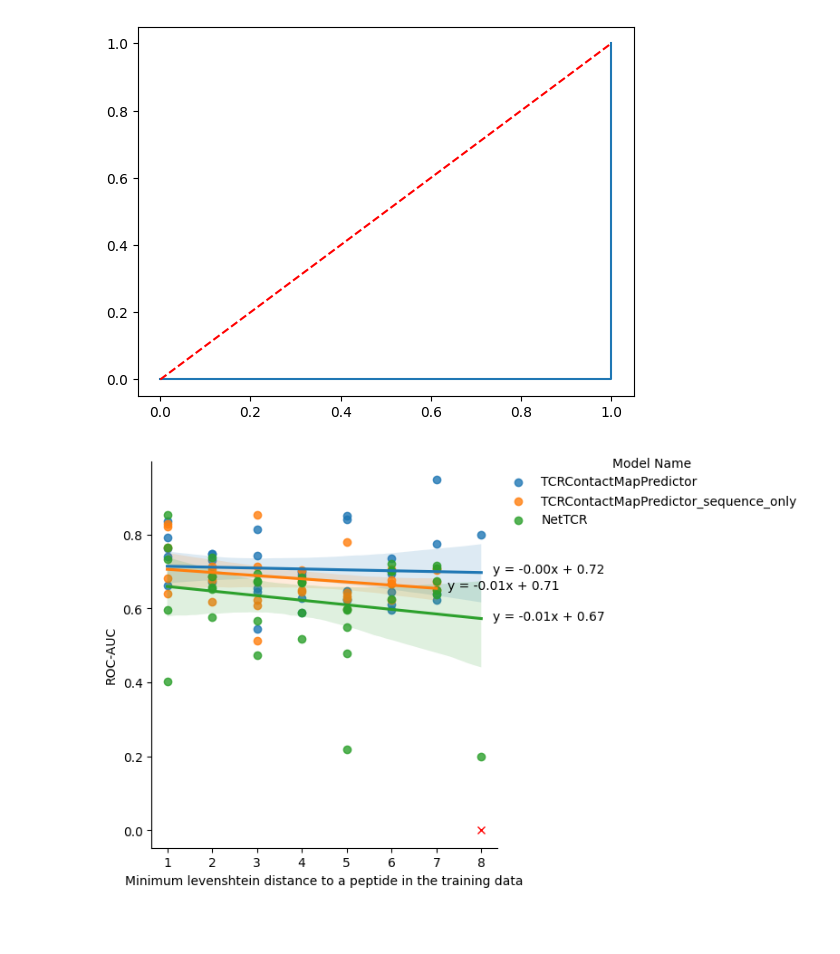
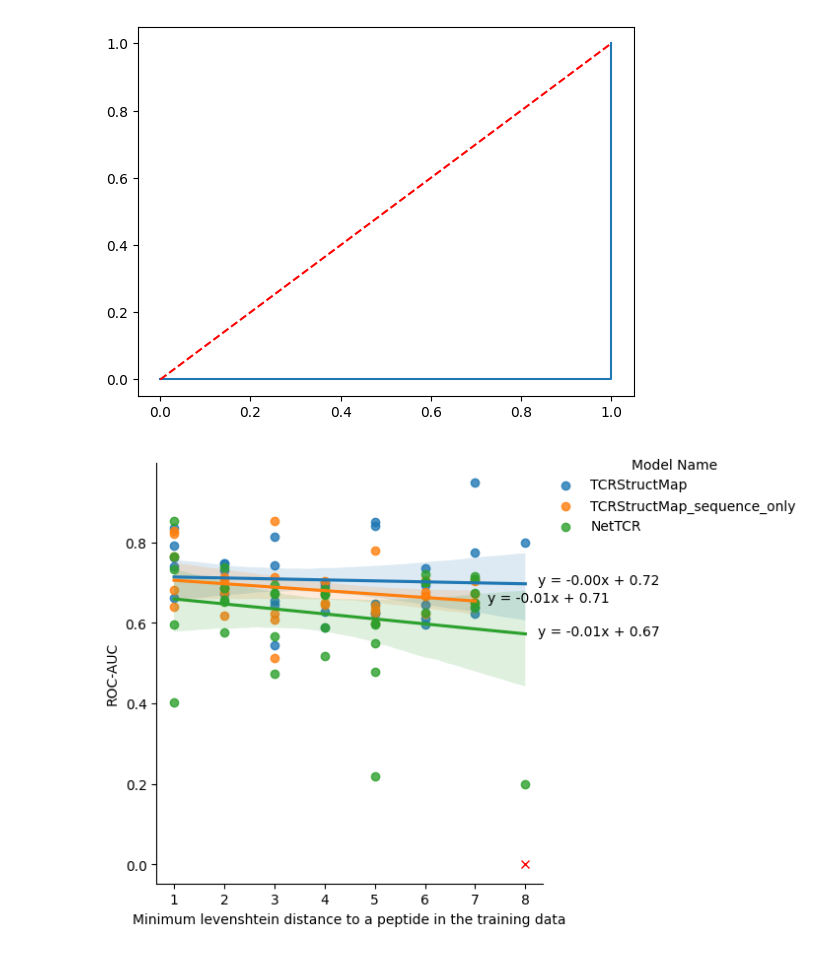
Before and after one commit to benjiemc/tcr-antigen-prediction, a Jupyter notebook: notebooks/benchmark_model_performance.ipynb, the cells around one changed output. Cells and saved outputs as stored; diff of their text form; code cells hidden in the pictures; blank space fills up the shorter version.

Commit message:
Rename model to TCRStructMap

```diff
--- a/notebooks/benchmark_model_performance.ipynb
+++ b/notebooks/benchmark_model_performance.ipynb
@@ -39,9 +39,9 @@ for fold_num in range(1, 5 + 1):
     print('Fold:', fold_num)
     hold_out_indicies = np.where(folds == fold_num)[0]
 
-    for model_path in 'models/TCRContactMapPredictor', 'models/TCRContactMapPredictor_sequence_only':
+    for model_path in 'models/TCRStructMap', 'models/TCRStructMap_sequence_only':
         print('Loading model:', model_path)
-        model = TCRContactMapPredictor()
+        model = TCRStructMap()
         model.load_state_dict(
             torch.load(
                 os.path.join(model_path, f'model_{fold_num}.pt'),
@@ -1006,44 +1006,44 @@ plt.show()
 [figure]
 # %%
 peptide_distance_roc_aucs_remove_outlier = peptide_distance_roc_aucs.query(
-    "not (model_name == 'TCRContactMapPredictor_sequence_only' and fold == 5 and min_peptide_distance == 8.0)"
+    "not (model_name == 'TCRStructMap_sequence_only' and fold == 5 and min_peptide_distance == 8.0)"
 )
 
 peptide_distance_roc_aucs_outlier = peptide_distance_roc_aucs.query(
-    "model_name == 'TCRContactMapPredictor_sequence_only' and fold == 5 and min_peptide_distance == 8.0"
+    "model_name == 'TCRStructMap_sequence_only' and fold == 5 and min_peptide_distance == 8.0"
 )
 
 ax = sns.lmplot(
     peptide_distance_roc_aucs_remove_outlier,
     x='min_peptide_distance',
     y='roc_auc',
     hue='model_name',
     hue_order=sorted(peptide_distance_roc_aucs_remove_outlier['model_name'].unique(), key=model_name_sort_key),
 )
 
 for model_name in peptide_distance_roc_aucs_remove_outlier['model_name'].unique():
     subset = peptide_distance_roc_aucs_remove_outlier[
         peptide_distance_roc_aucs_remove_outlier['model_name'] == model_name
     ]
     slope, intercept, r_value, p_value, std_err = stats.linregress(subset['min_peptide_distance'], subset['roc_auc'])
 
     equation = f'y = {slope:.2f}x + {intercept:.2f}'
 
     x_pos = subset['min_peptide_distance'].max() + 0.25
     y_pos = slope * x_pos + intercept
 
     plt.text(x_pos, y_pos, equation, color='black')
 
 plt.plot(peptide_distance_roc_aucs_outlier['min_peptide_distance'], peptide_distance_roc_aucs_outlier['roc_auc'], 'rx')
 
 ax.legend.set_title('Model Name')
 sns.move_legend(ax, 'upper right')
 plt.xlabel('Minimum levenshtein distance to a peptide in the training data')
 plt.ylabel('ROC-AUC')
 
 plt.show()
 # %% [output]
-[figure, old version]
+[figure, new version]
 # %%
 peptide_distance_roc_aucs_remove_outlier_lines = peptide_distance_roc_aucs_remove_outlier.groupby(
     ['model_name', 'fold'],
```
Also changed, not shown: parts of 30 cells of this notebook, 28 other files.
